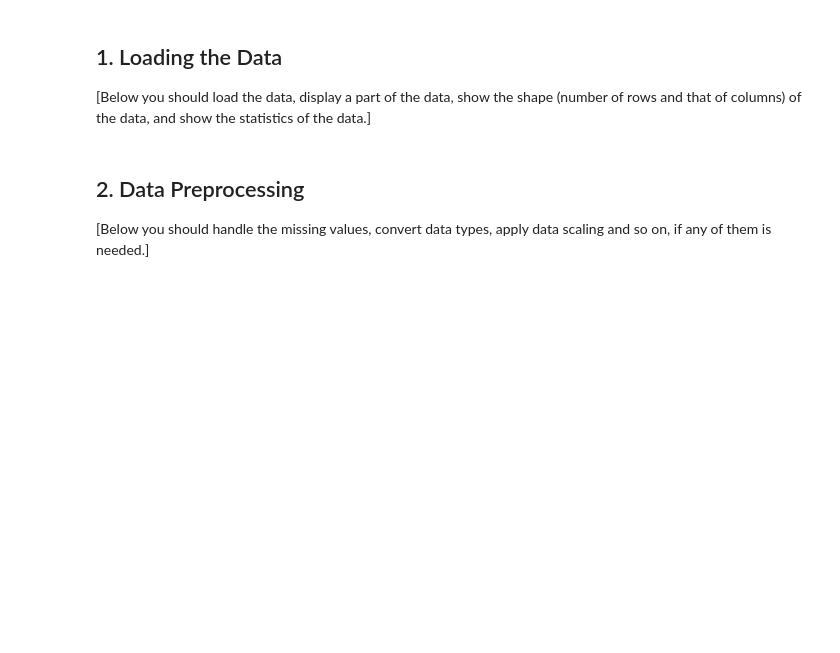
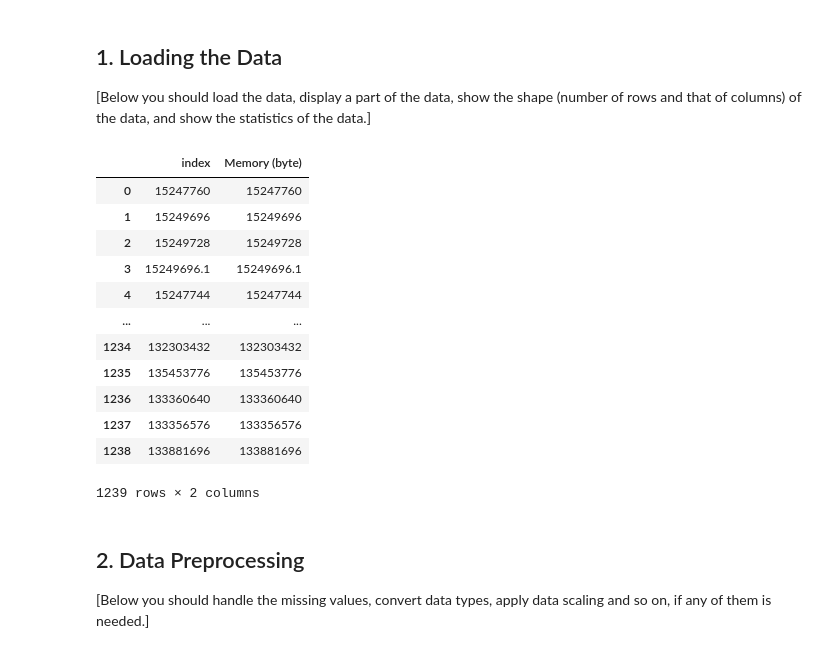
Before and after one commit to hrallil/Data-science-and-visualisation, a Jupyter notebook: Mini project/Group_12_report.ipynb, the cells around one changed output. Saved outputs shown, nothing was run; the diff lists cells and outputs as text; code cells hidden in the pictures; blank space fills up the shorter version.

```diff
--- a/Mini project/Group_12_report.ipynb
+++ b/Mini project/Group_12_report.ipynb
@@ -63,8 +64,28 @@ import numpy as np
 # %%
 df = pd.read_csv("data/quickSort-PC27.csv") #dummy data
 df.columns=["Test name","PKG (J)","CPU (J)","GPU (J)","Memory (J)","Temperature","Time (ms)"]
 
-dfMemory = pd.read_csv("data/QuickSortMemory-PC#.csv") #What in the fuck 15249696.1 ?
+dfMemory = pd.read_csv("data/QuickSortMemory-PC#_Edit.csv") #What in the fuck 15249696.1 ?
+
+dfMemory = dfMemory.transpose()
+
+dfMemory["Memory (byte)"] = dfMemory.index
+
+dfMemory.reset_index()
+# %% [output]
+|  | index | Memory (byte) |
+| 0 | 15247760 | 15247760 |
+| 1 | 15249696 | 15249696 |
+| 2 | 15249728 | 15249728 |
+| 3 | 15249696.1 | 15249696.1 |
+| 4 | 15247744 | 15247744 |
+| ... | ... | ... |
+| 1234 | 132303432 | 132303432 |
+| 1235 | 135453776 | 135453776 |
+| 1236 | 133360640 | 133360640 |
+| 1237 | 133356576 | 133356576 |
+| 1238 | 133881696 | 133881696 |
+1239 rows × 2 columns
 # %% [markdown]
 ## 2. Data Preprocessing
 
```
Also changed, not shown: parts of 19 cells of this notebook, 9 other files.
